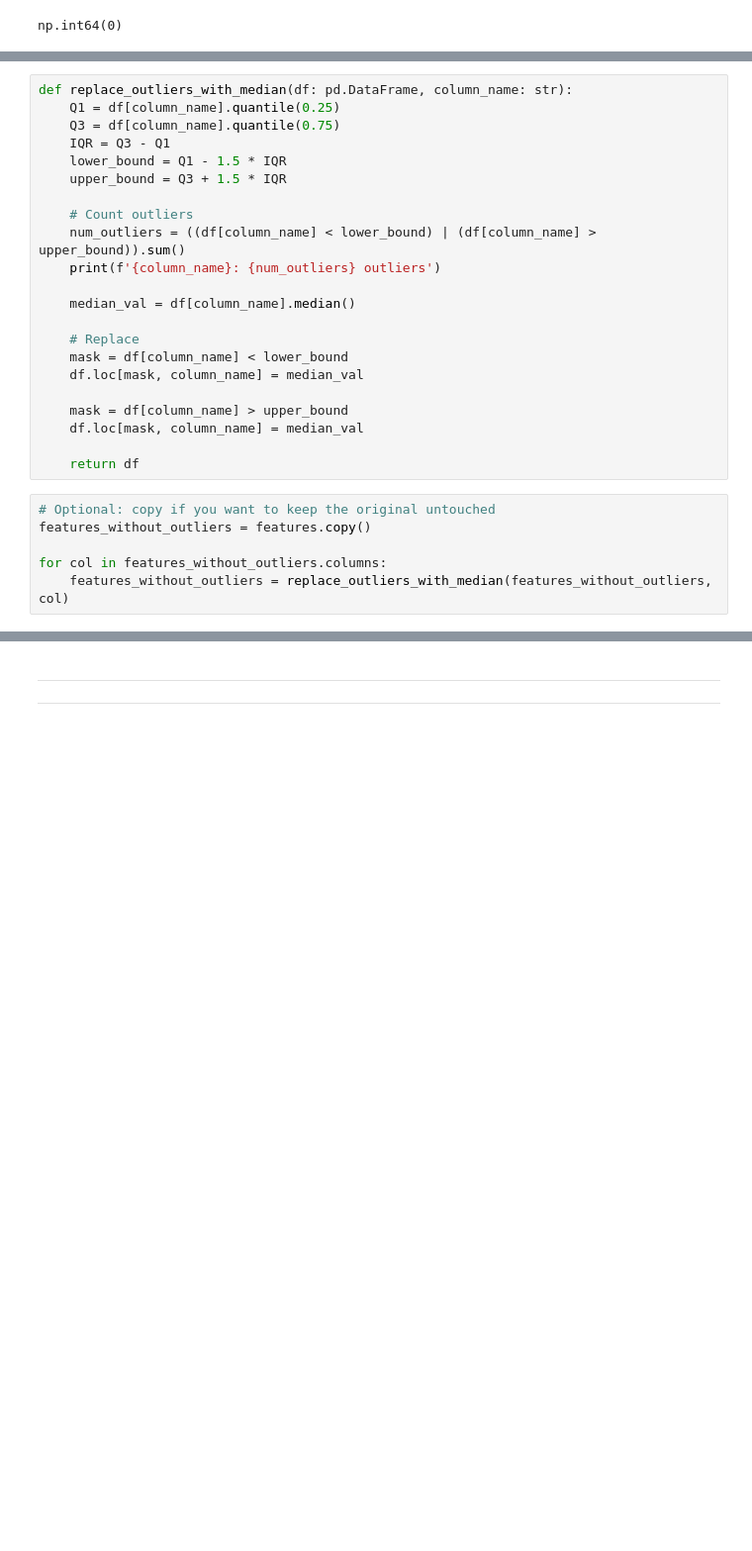
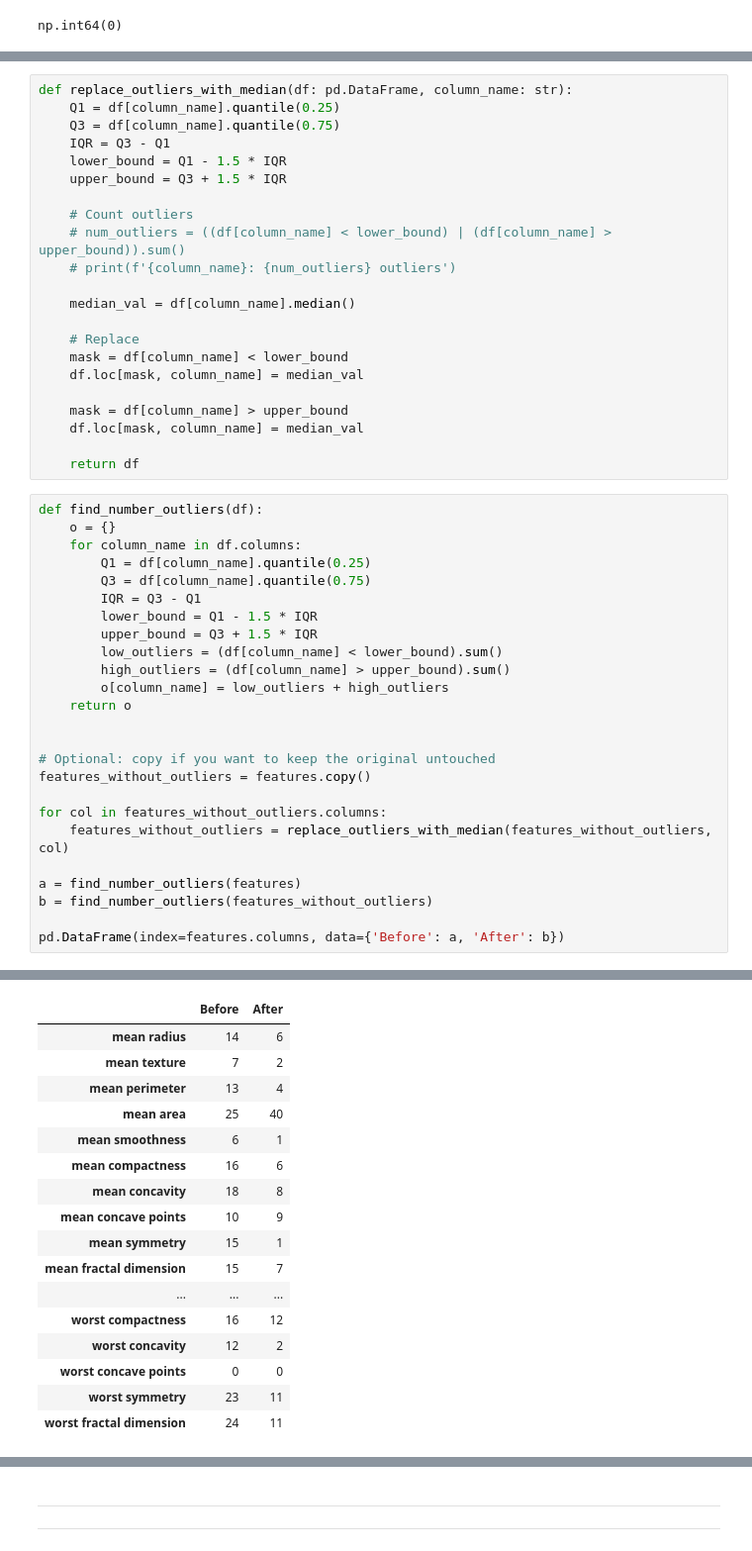
Before and after one commit to MustafaAdam/ml, a Jupyter notebook: breast_cancer/notebook.ipynb, the cells around one changed output, grey strips where cells are left out. Shown: that part at 99% size. Cells and saved outputs as stored; diff of their text form; blank space fills up the shorter version.

```diff
--- a/breast_cancer/notebook.ipynb
+++ b/breast_cancer/notebook.ipynb
@@ -111,8 +111,8 @@ def replace_outliers_with_median(df: pd.DataFrame, column_name: str):
     upper_bound = Q3 + 1.5 * IQR
 
     # Count outliers
-    num_outliers = ((df[column_name] < lower_bound) | (df[column_name] > upper_bound)).sum()
-    print(f'{column_name}: {num_outliers} outliers')
+    # num_outliers = ((df[column_name] < lower_bound) | (df[column_name] > upper_bound)).sum()
+    # print(f'{column_name}: {num_outliers} outliers')
 
     median_val = df[column_name].median()
 
@@ -125,9 +125,28 @@ def replace_outliers_with_median(df: pd.DataFrame, column_name: str):
 
     return df
 # %%
+def find_number_outliers(df):
+    o = {}
+    for column_name in df.columns:
+        Q1 = df[column_name].quantile(0.25)
+        Q3 = df[column_name].quantile(0.75)
+        IQR = Q3 - Q1
+        lower_bound = Q1 - 1.5 * IQR
+        upper_bound = Q3 + 1.5 * IQR
+        low_outliers = (df[column_name] < lower_bound).sum()
+        high_outliers = (df[column_name] > upper_bound).sum()
+        o[column_name] = low_outliers + high_outliers
+    return o
+
+
 # Optional: copy if you want to keep the original untouched
 features_without_outliers = features.copy()
 
 for col in features_without_outliers.columns:
     features_without_outliers = replace_outliers_with_median(features_without_outliers, col)
+
+a = find_number_outliers(features)
+b = find_number_outliers(features_without_outliers)
+
+pd.DataFrame(index=features.columns, data={'Before': a, 'After': b})
 # %% [output]
@@ -151,3 +153,20 @@ worst fractal dimension: 24 outliers
+|  | Before | After |
+| mean radius | 14 | 6 |
+| mean texture | 7 | 2 |
+| mean perimeter | 13 | 4 |
+| mean area | 25 | 40 |
+| mean smoothness | 6 | 1 |
+| mean compactness | 16 | 6 |
+| mean concavity | 18 | 8 |
+| mean concave points | 10 | 9 |
+| mean symmetry | 15 | 1 |
+| mean fractal dimension | 15 | 7 |
+| ... | ... | ... |
+| worst compactness | 16 | 12 |
+| worst concavity | 12 | 2 |
+| worst concave points | 0 | 0 |
+| worst symmetry | 23 | 11 |
+| worst fractal dimension | 24 | 11 |
 # %%
 figure, axes = plt.subplots(nrows=6, ncols=5, figsize=(16, 20))
 figure.suptitle('Features boxplots after handling outliers\n\n')
```
Also changed, not shown: parts of 2 cells of this notebook, 8 other files.
